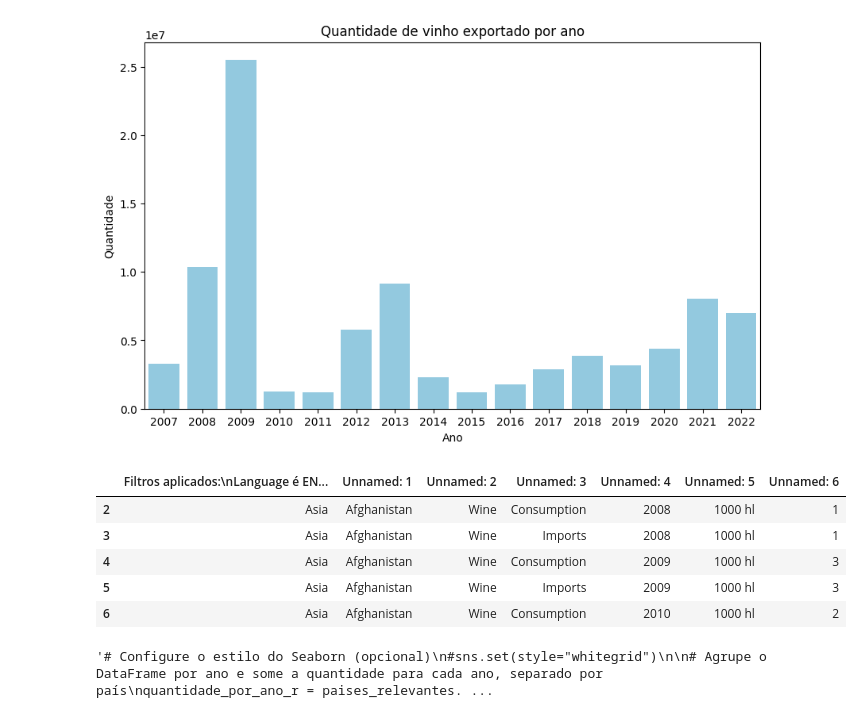
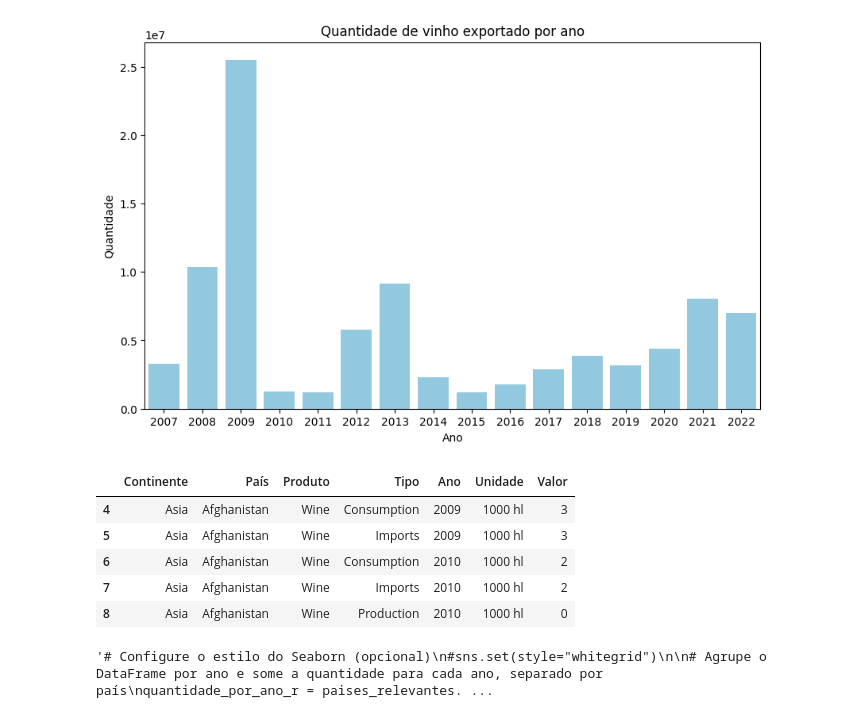
Before and after one commit to VivianeCorreia/Tech-Challenge, a Jupyter notebook: Challenge.ipynb, the cells around one changed output. Drawn from its saved outputs; the diff is of its cells as text; code cells hidden in the pictures.

```diff
--- a/Challenge.ipynb
+++ b/Challenge.ipynb
@@ -435,14 +435,16 @@ plt.show()
 [figure]
 # %%
 df = df.iloc[2:]
+df.columns = ['Continente','País', 'Produto', 'Tipo', 'Ano', 'Unidade', 'Valor' ]
+
 df.head()
 # %% [output]
-|  | Filtros aplicados:\nLanguage é EN... | Unnamed: 1 | Unnamed: 2 | Unnamed: 3 | Unnamed: 4 | Unnamed: 5 | Unnamed: 6 |
-| 2 | Asia | Afghanistan | Wine | Consumption | 2008 | 1000 hl | 1 |
-| 3 | Asia | Afghanistan | Wine | Imports | 2008 | 1000 hl | 1 |
+|  | Continente | País | Produto | Tipo | Ano | Unidade | Valor |
 | 4 | Asia | Afghanistan | Wine | Consumption | 2009 | 1000 hl | 3 |
 | 5 | Asia | Afghanistan | Wine | Imports | 2009 | 1000 hl | 3 |
 | 6 | Asia | Afghanistan | Wine | Consumption | 2010 | 1000 hl | 2 |
+| 7 | Asia | Afghanistan | Wine | Imports | 2010 | 1000 hl | 2 |
+| 8 | Asia | Afghanistan | Wine | Production | 2010 | 1000 hl | 0 |
 # %%
 '''# Configure o estilo do Seaborn (opcional)
 #sns.set(style="whitegrid")
```
